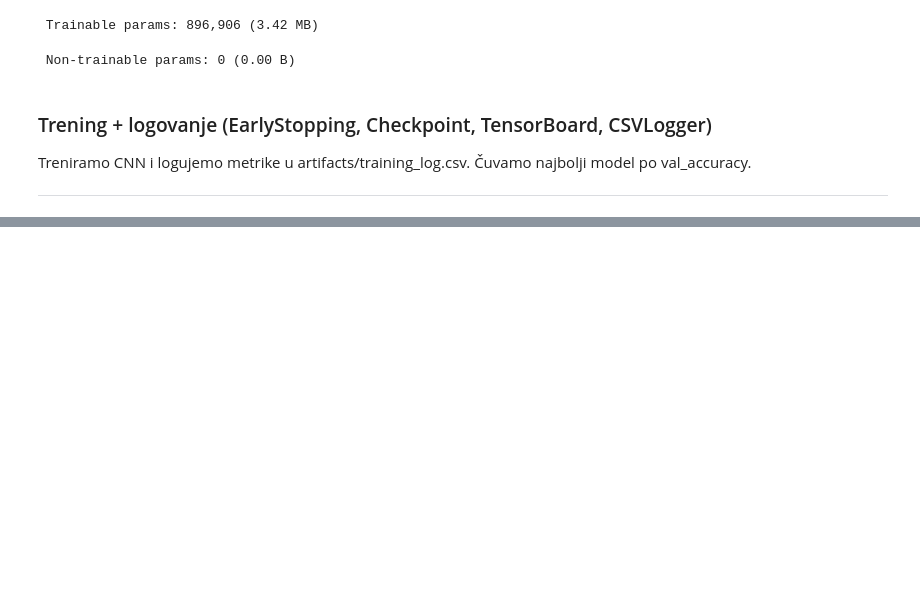
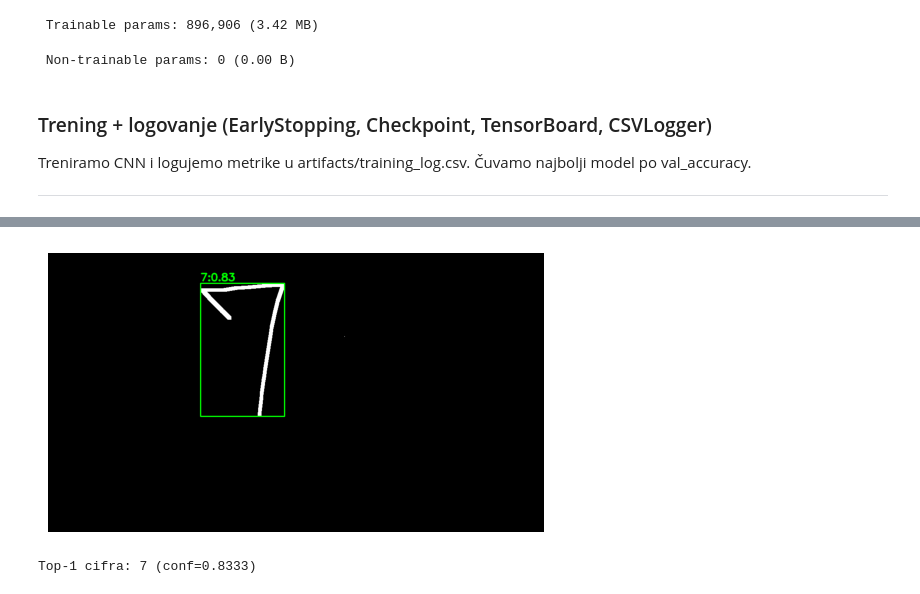
Before and after one commit to teodora525/OCR, a Jupyter notebook: notebookForOcr/notebookOCR.ipynb, the cells around one changed output, grey strips where cells are left out. Saved outputs shown, nothing was run; the diff lists cells and outputs as text; code cells hidden in the pictures; blank space fills up the shorter version.

```diff
--- a/notebookForOcr/notebookOCR.ipynb
+++ b/notebookForOcr/notebookOCR.ipynb
@@ -248 +316,24 @@ Predikcija: 2
+# %%
+
+img_path = PROJECT_ROOT / "samples" / "sedam.png"
+img = cv2.imread(str(img_path))
+
+preds = predict_line_from_array(img)
+boxes = _segment_boxes(cv2.cvtColor(img, cv2.COLOR_BGR2GRAY))
+
+
+i = int(np.argmax([c for _, c in preds]))
+lab, conf = preds[i]
+x, y, w, h = boxes[min(i, len(boxes)-1)]
+
+vis = img.copy()
+cv2.rectangle(vis, (x, y), (x+w, y+h), (0, 255, 0), 2)
+cv2.putText(vis, f"{lab if isinstance(lab,int) else '?'}:{conf:.2f}",
+            (x, max(0, y-6)), cv2.FONT_HERSHEY_SIMPLEX, 0.8, (0,255,0), 2, cv2.LINE_AA)
+
+plt.imshow(cv2.cvtColor(vis, cv2.COLOR_BGR2RGB)); plt.axis("off"); plt.show()
+print(f"Top-1 cifra: {lab} (conf={conf:.4f})")
+# %% [output]
+[figure, added]
+Top-1 cifra: 7 (conf=0.8333)
 # %%
```
Also changed, not shown: parts of 19 cells of this notebook, 11 other files.
